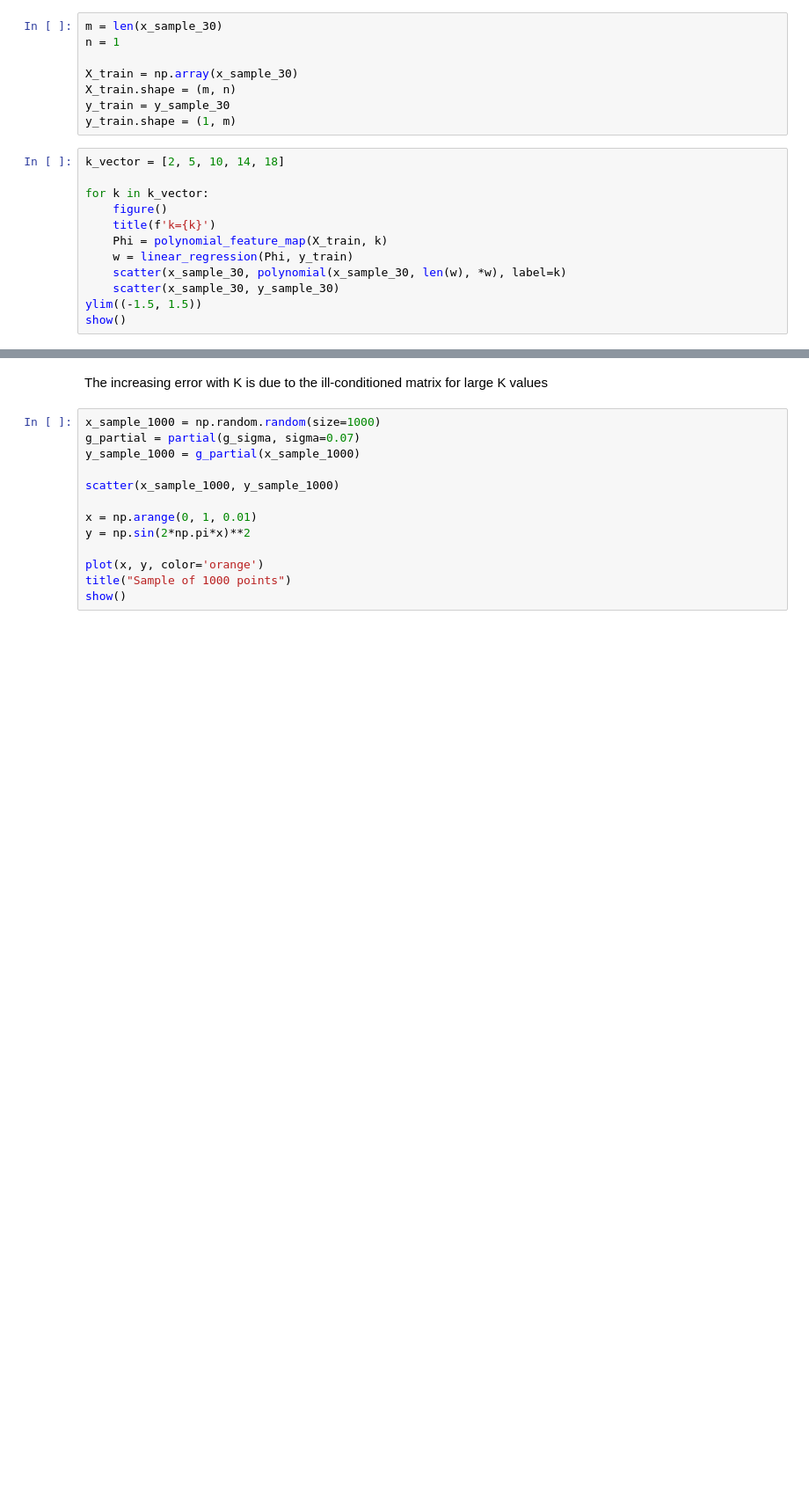
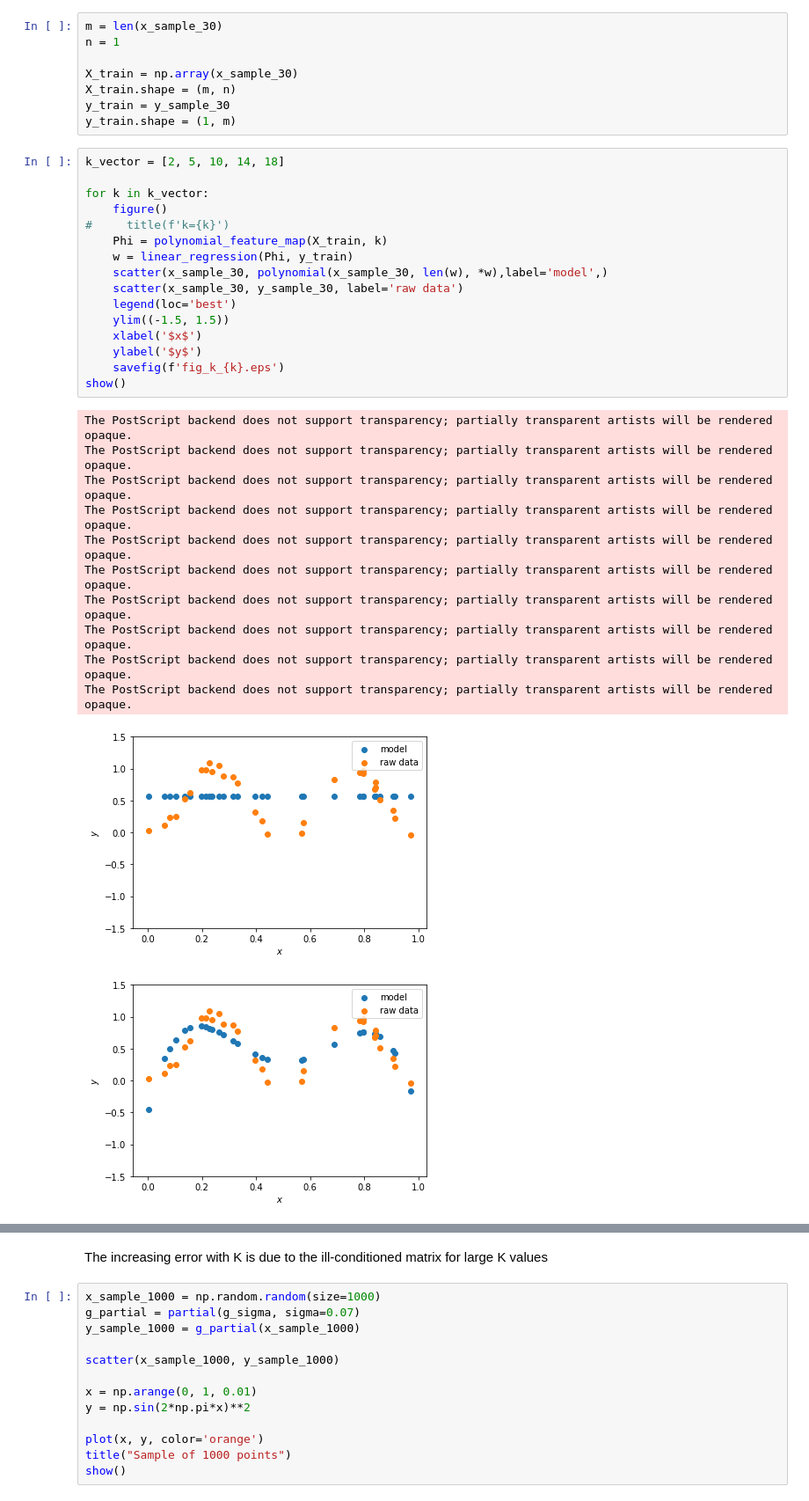
Before and after one commit to skailasa/ml, a Jupyter notebook: supervised_learning_course/coursework_1.ipynb, the cells around one changed output, grey strips where cells are left out. Shown at 88% size. Saved outputs shown, nothing was run; the diff lists cells and outputs as text; blank space fills up the shorter version.

```diff
--- a/supervised_learning_course/coursework_1.ipynb
+++ b/supervised_learning_course/coursework_1.ipynb
@@ -153,12 +198,29 @@ y_train.shape = (1, m)
 # %%
 k_vector = [2, 5, 10, 14, 18]
 
 for k in k_vector:
     figure()
-    title(f'k={k}')
+#     title(f'k={k}')
     Phi = polynomial_feature_map(X_train, k)
     w = linear_regression(Phi, y_train)
-    scatter(x_sample_30, polynomial(x_sample_30, len(w), *w), label=k)
-    scatter(x_sample_30, y_sample_30)
-ylim((-1.5, 1.5))
+    scatter(x_sample_30, polynomial(x_sample_30, len(w), *w),label='model',)
+    scatter(x_sample_30, y_sample_30, label='raw data')
+    legend(loc='best')
+    ylim((-1.5, 1.5))
+    xlabel('$x$')
+    ylabel('$y$')
+    savefig(f'fig_k_{k}.eps')
 show()
+# %% [output]
+The PostScript backend does not support transparency; partially transparent artists will be rendered opaque.
+The PostScript backend does not support transparency; partially transparent artists will be rendered opaque.
+The PostScript backend does not support transparency; partially transparent artists will be rendered opaque.
+The PostScript backend does not support transparency; partially transparent artists will be rendered opaque.
+The PostScript backend does not support transparency; partially transparent artists will be rendered opaque.
+The PostScript backend does not support transparency; partially transparent artists will be rendered opaque.
+The PostScript backend does not support transparency; partially transparent artists will be rendered opaque.
+The PostScript backend does not support transparency; partially transparent artists will be rendered opaque.
+The PostScript backend does not support transparency; partially transparent artists will be rendered opaque.
+The PostScript backend does not support transparency; partially transparent artists will be rendered opaque.
+[figure, added]
+[figure, added]
```
Also changed, not shown: parts of 31 cells of this notebook.
